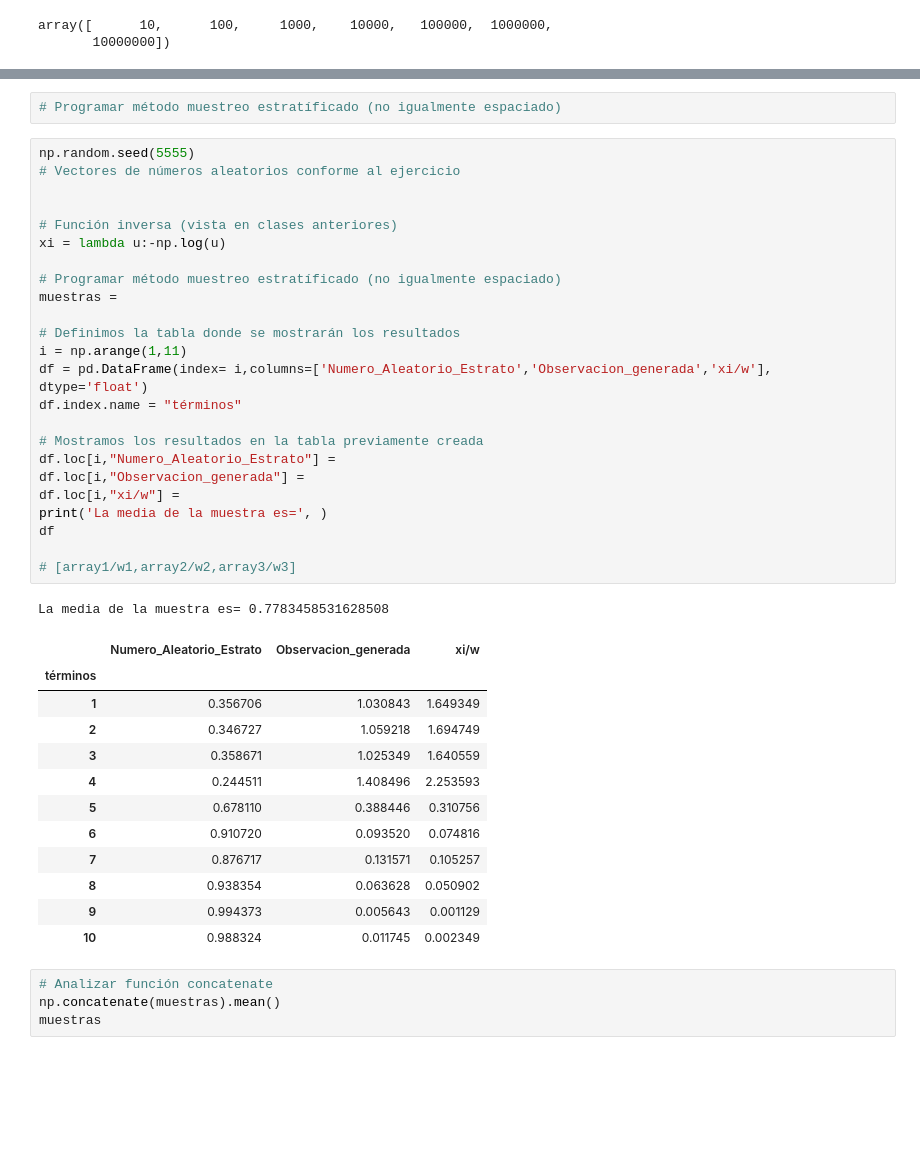
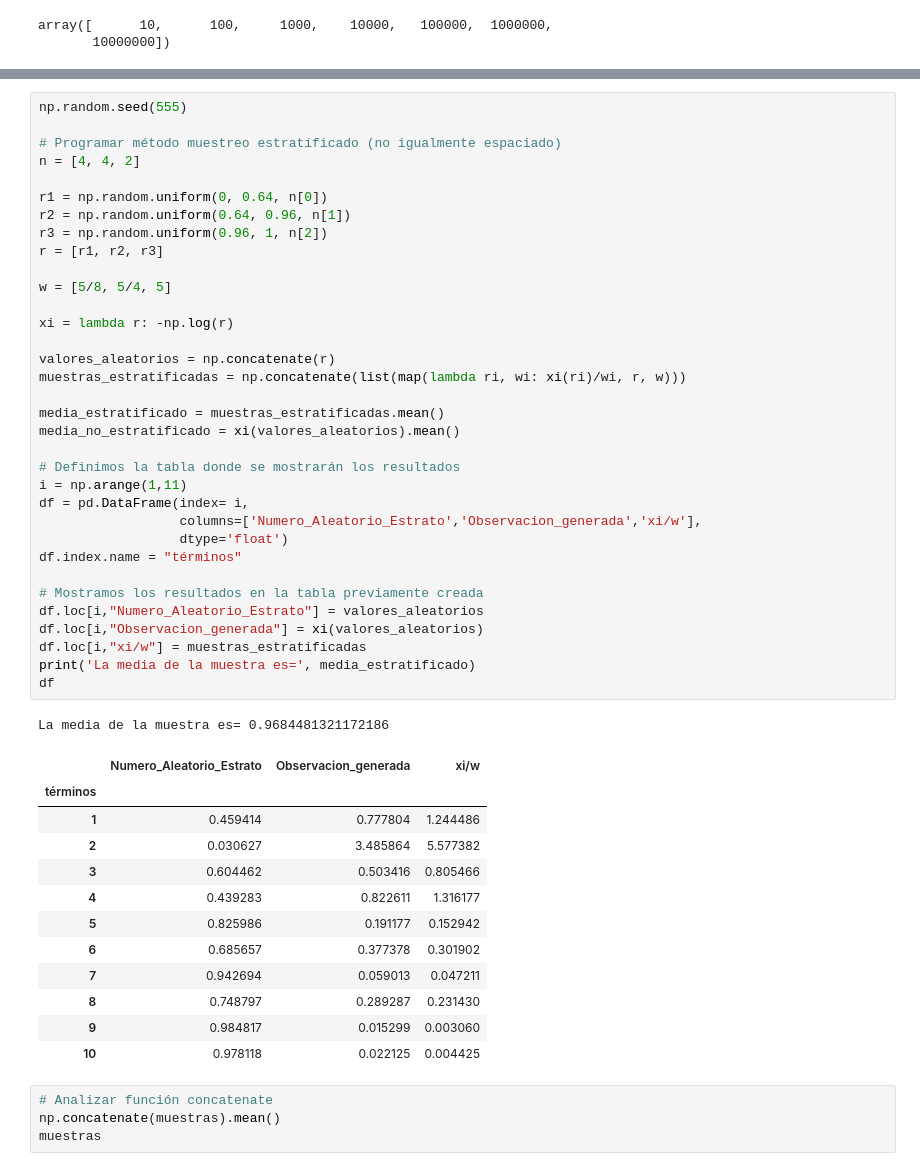
Before and after one commit to odjaramilloz/SPF-2024-I, a Jupyter notebook: TEMA-2/Clase13_MetodosDeReduccionDeVarianza.ipynb, the cells around one changed output, grey strips where cells are left out. Cells and saved outputs as stored; diff of their text form; blank space fills up the shorter version.

Commit message:
Actualización 2 clase 14

```diff
--- a/TEMA-2/Clase13_MetodosDeReduccionDeVarianza.ipynb
+++ b/TEMA-2/Clase13_MetodosDeReduccionDeVarianza.ipynb
@@ -357,46 +357,54 @@ array([      10,      100,     1000,    10000,   100000,  1000000,
 ![imagen.png](attachment:imagen.png)
 # %% [markdown]
 ![imagen.png](attachment:imagen.png)
-# %%
-# Programar método muestreo estratíficado (no igualmente espaciado)
 # %%
-np.random.seed(5555)
-# Vectores de números aleatorios conforme al ejercicio
-
-
-# Función inversa (vista en clases anteriores)
-xi = lambda u:-np.log(u)
+np.random.seed(555)
 
 # Programar método muestreo estratíficado (no igualmente espaciado)
-muestras =
+n = [4, 4, 2]
+
+r1 = np.random.uniform(0, 0.64, n[0])
+r2 = np.random.uniform(0.64, 0.96, n[1])
+r3 = np.random.uniform(0.96, 1, n[2])
+r = [r1, r2, r3]
+
+w = [5/8, 5/4, 5]
+
+xi = lambda r: -np.log(r)
+
+valores_aleatorios = np.concatenate(r)
+muestras_estratificadas = np.concatenate(list(map(lambda ri, wi: xi(ri)/wi, r, w)))
+
+media_estratificado = muestras_estratificadas.mean()
+media_no_estratificado = xi(valores_aleatorios).mean()
 
 # Definimos la tabla donde se mostrarán los resultados
 i = np.arange(1,11)
-df = pd.DataFrame(index= i,columns=['Numero_Aleatorio_Estrato','Observacion_generada','xi/w'], dtype='float')
+df = pd.DataFrame(index= i,
+                  columns=['Numero_Aleatorio_Estrato','Observacion_generada','xi/w'],
+                  dtype='float')
 df.index.name = "términos"
 
 # Mostramos los resultados en la tabla previamente creada
-df.loc[i,"Numero_Aleatorio_Estrato"] =
-df.loc[i,"Observacion_generada"] =
-df.loc[i,"xi/w"] =
-print('La media de la muestra es=', )
+df.loc[i,"Numero_Aleatorio_Estrato"] = valores_aleatorios
+df.loc[i,"Observacion_generada"] = xi(valores_aleatorios)
+df.loc[i,"xi/w"] = muestras_estratificadas
+print('La media de la muestra es=', media_estratificado)
 df
-
-# [array1/w1,array2/w2,array3/w3]
 # %% [output]
-La media de la muestra es= 0.7783458531628508
+La media de la muestra es= 0.9684481321172186
 |  | Numero_Aleatorio_Estrato | Observacion_generada | xi/w |
 | términos |  |  |  |
-| 1 | 0.356706 | 1.030843 | 1.649349 |
-| 2 | 0.346727 | 1.059218 | 1.694749 |
-| 3 | 0.358671 | 1.025349 | 1.640559 |
-| 4 | 0.244511 | 1.408496 | 2.253593 |
-| 5 | 0.678110 | 0.388446 | 0.310756 |
-| 6 | 0.910720 | 0.093520 | 0.074816 |
-| 7 | 0.876717 | 0.131571 | 0.105257 |
-| 8 | 0.938354 | 0.063628 | 0.050902 |
-| 9 | 0.994373 | 0.005643 | 0.001129 |
-| 10 | 0.988324 | 0.011745 | 0.002349 |
+| 1 | 0.459414 | 0.777804 | 1.244486 |
+| 2 | 0.030627 | 3.485864 | 5.577382 |
+| 3 | 0.604462 | 0.503416 | 0.805466 |
+| 4 | 0.439283 | 0.822611 | 1.316177 |
+| 5 | 0.825986 | 0.191177 | 0.152942 |
+| 6 | 0.685657 | 0.377378 | 0.301902 |
+| 7 | 0.942694 | 0.059013 | 0.047211 |
+| 8 | 0.748797 | 0.289287 | 0.231430 |
+| 9 | 0.984817 | 0.015299 | 0.003060 |
+| 10 | 0.978118 | 0.022125 | 0.004425 |
 # %%
 # Analizar función concatenate
 np.concatenate(muestras).mean()
```
Also changed, not shown: parts of 1 cell of this notebook, 1 other file.
